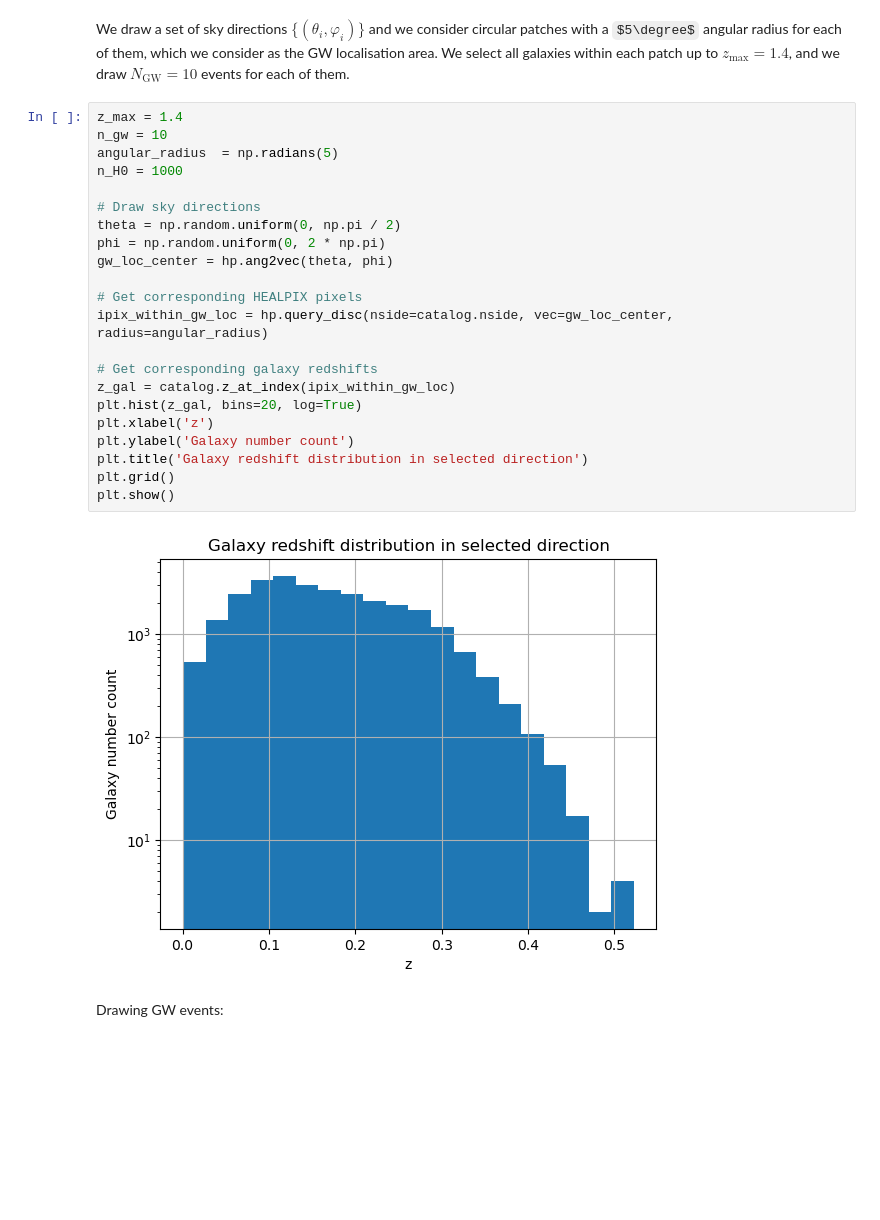
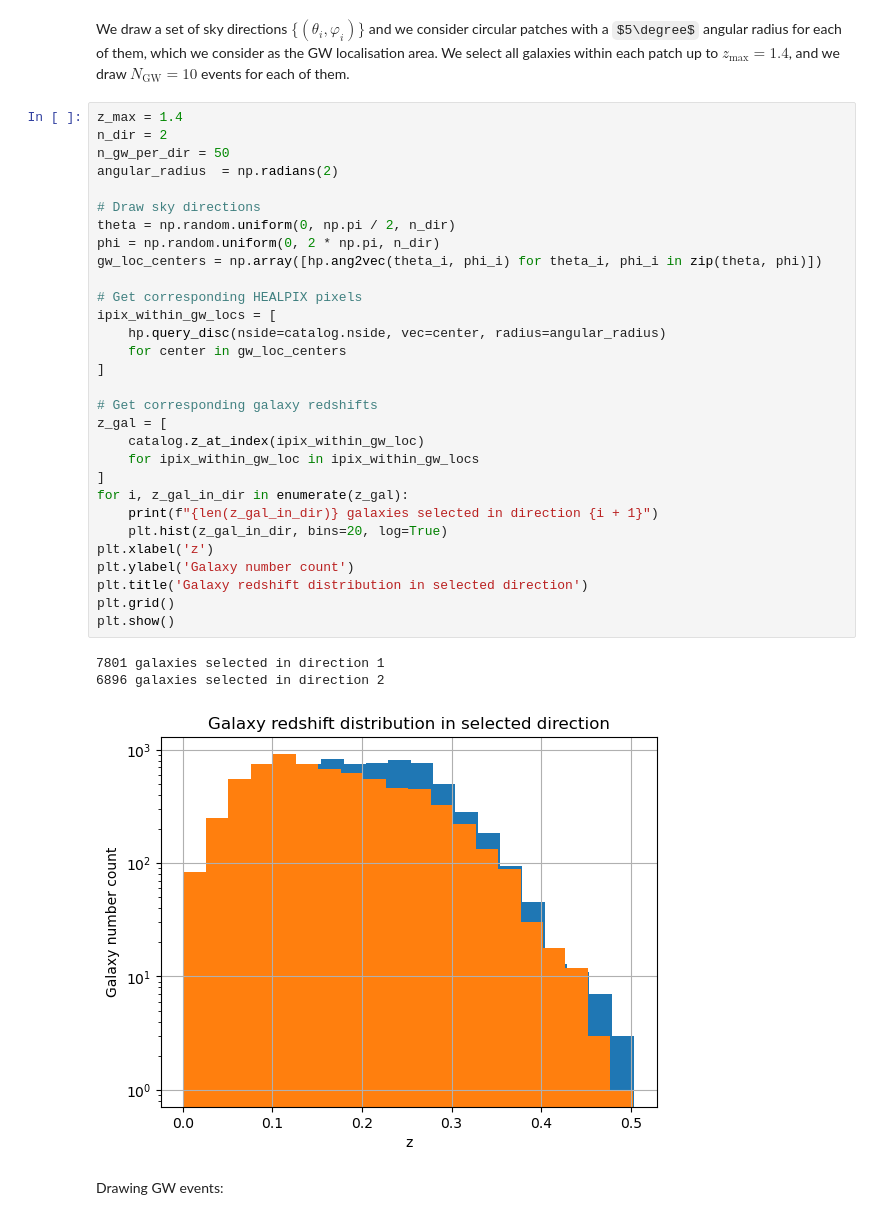
Before and after one commit to binado/standard-sirens, a Jupyter notebook: src/simplified_likelihood.ipynb, the cells around one changed output. Cells and saved outputs as stored; diff of their text form; some formulas as TeX source; blank space fills up the shorter version.

```diff
--- a/src/simplified_likelihood.ipynb
+++ b/src/simplified_likelihood.ipynb
@@ -32,28 +32,38 @@ catalog = GalaxyCatalog(filename)
 We draw a set of sky directions $\{(\theta_i, \varphi_i)\}$ and we consider circular patches with a $5\degree$ angular radius for each of them, which we consider as the GW localisation area. We select all galaxies within each patch up to $z_\text{max}=1.4$, and we draw $N_{\text{GW}}=10$ events for each of them.
 # %%
 z_max = 1.4
-n_gw = 10
-angular_radius  = np.radians(5)
-n_H0 = 1000
+n_dir = 2
+n_gw_per_dir = 50
+angular_radius  = np.radians(2)
 
 # Draw sky directions
-theta = np.random.uniform(0, np.pi / 2)
-phi = np.random.uniform(0, 2 * np.pi)
-gw_loc_center = hp.ang2vec(theta, phi)
+theta = np.random.uniform(0, np.pi / 2, n_dir)
+phi = np.random.uniform(0, 2 * np.pi, n_dir)
+gw_loc_centers = np.array([hp.ang2vec(theta_i, phi_i) for theta_i, phi_i in zip(theta, phi)])
 
 # Get corresponding HEALPIX pixels
-ipix_within_gw_loc = hp.query_disc(nside=catalog.nside, vec=gw_loc_center, radius=angular_radius)
+ipix_within_gw_locs = [
+    hp.query_disc(nside=catalog.nside, vec=center, radius=angular_radius)
+    for center in gw_loc_centers
+]
 
 # Get corresponding galaxy redshifts
-z_gal = catalog.z_at_index(ipix_within_gw_loc)
-plt.hist(z_gal, bins=20, log=True)
+z_gal = [
+    catalog.z_at_index(ipix_within_gw_loc)
+    for ipix_within_gw_loc in ipix_within_gw_locs
+]
+for i, z_gal_in_dir in enumerate(z_gal):
+    print(f"{len(z_gal_in_dir)} galaxies selected in direction {i + 1}")
+    plt.hist(z_gal_in_dir, bins=20, log=True)
 plt.xlabel('z')
 plt.ylabel('Galaxy number count')
 plt.title('Galaxy redshift distribution in selected direction')
 plt.grid()
 plt.show()
 # %% [output]
+7801 galaxies selected in direction 1
+6896 galaxies selected in direction 2
-[figure, old version]
+[figure, new version]
 # %% [markdown]
 Drawing GW events:
 # %%
```
Also changed, not shown: parts of 4 cells of this notebook.
